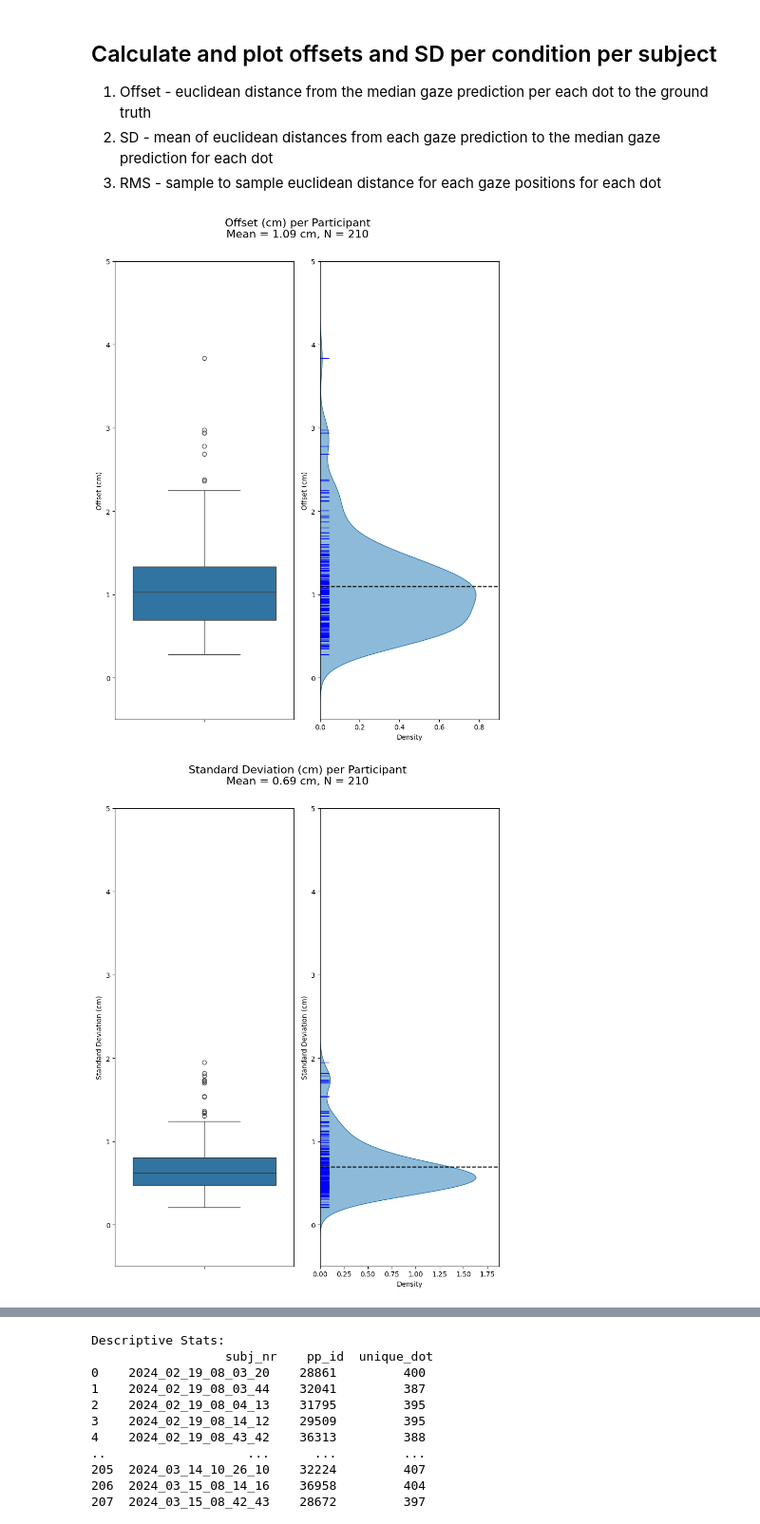
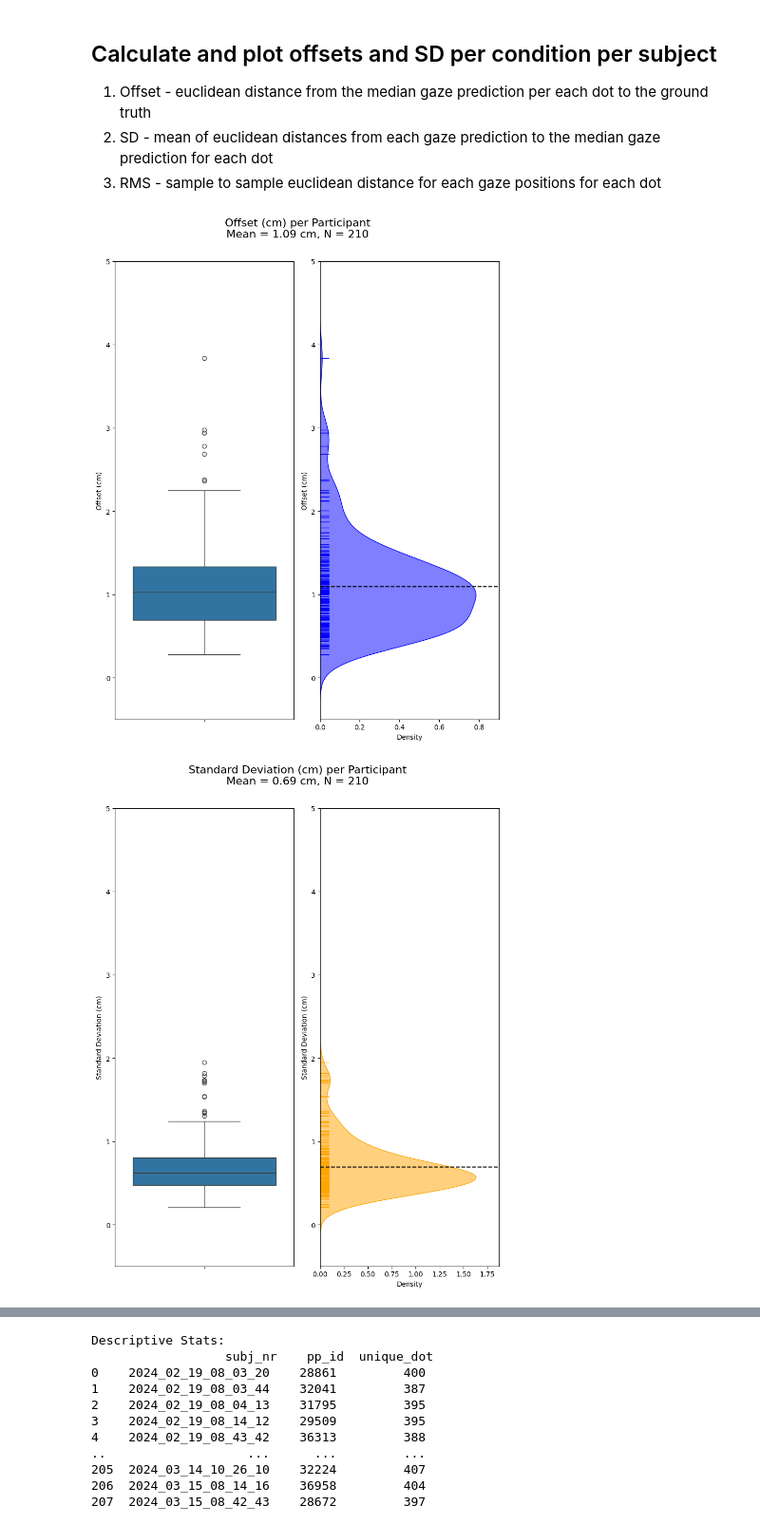
Before and after one commit to artembelopolsky/DeepEye_analyze, a Jupyter notebook: deepeye_analyze_VBLDress1_calibration.ipynb, the cells around one changed output, grey strips where cells are left out. Shown at 95% size. Cells and saved outputs as stored; diff of their text form; code cells hidden in the pictures.

Commit message:
added different color options to plots

```diff
--- a/deepeye_analyze_VBLDress1_calibration.ipynb
+++ b/deepeye_analyze_VBLDress1_calibration.ipynb
@@ -202,18 +202,18 @@ plot_heatmap(all_df)
 2. SD - mean of euclidean distances from each gaze prediction to the median gaze prediction for each dot
 3. RMS - sample to sample euclidean distance for each gaze positions for each dot
 # %%
-def plot_offset_SD_per_participant(measurement, name=''):
+def plot_offset_SD_per_participant(measurement, name='', color='b'):
     fig, axes = plt.subplots(1, 2, figsize=(8.5, 11))
 
     mean_value = measurement.mean()
 
     # KDE Plot with individual data points (rug plot)
-    sns.kdeplot(y=measurement, ax=axes[1], fill=True, alpha=0.5)
-    sns.rugplot(y=measurement, ax=axes[1], height=0.05, color="b")
+    sns.kdeplot(y=measurement, ax=axes[1], fill=True, alpha=0.5, color=color)
+    sns.rugplot(y=measurement, ax=axes[1], height=0.05, color=color)
     axes[1].axhline(mean_value, color='k', linestyle='--', linewidth=1.5, label=f'Mean: {mean_value:.2f}')
 
     # Boxplot
-    sns.boxplot(y=measurement, ax=axes[0])
+    sns.boxplot(y=measurement, ax=axes[0], color=color)
 
     # Set consistent y-axis limits and labels
     for ax in axes:
@@ -239,35 +239,35 @@ for _, group in all_df.groupby(['subj_nr', 'unique_dot']):
     # Sort by timestamp to ensure temporal order
     group.sort_values('frameNr', inplace=True)
 
     # Compute Euclidean distances
     gaze_coords = group[['user_pred_px_x_scaled', 'user_pred_px_y_scaled']].to_numpy()
     median_coords = np.array([median_x, median_y])
 
     # Distance from gaze samples to median gaze (precision)
     group['eucl_dist_gaze_to_median_px'] = np.linalg.norm(gaze_coords - median_coords, axis=1)
     group['eucl_dist_gaze_to_median_cm'] = group['eucl_dist_gaze_to_median_px'] * all_df['scale_cm_in_px'].iloc[0]
 
     # Offset from median gaze to ground truth (accuracy)
     ground_truth_coords = group[['x_scaled', 'y_scaled']].to_numpy()
     group['median_offset_px'] = np.linalg.norm(median_coords - ground_truth_coords, axis=1)
     group['median_offset_cm'] = group['median_offset_px'] * all_df['scale_cm_in_px'].iloc[0]
 
     # RMS error sample-to-sample (temproal precision)
     group['rms_error_px'] = compute_rms(gaze_coords)
     group['rms_error_cm'] = group['rms_error_px'] * all_df['scale_cm_in_px'].iloc[0]
 
     summary_data.append(group)
 
 # Combine data across all subjects and calculate mean precision (SD) and accuracy (offset)
 summary_df = pd.concat(summary_data)
 agg_SD = summary_df.groupby('subj_nr')['eucl_dist_gaze_to_median_cm'].mean().reset_index()
 agg_OFFSET = summary_df.groupby('subj_nr')['median_offset_cm'].mean().reset_index()
 agg_RMS = summary_df.groupby('subj_nr')['rms_error_cm'].mean().reset_index()
 
 # Plot offset and SD per subject
-plot_offset_SD_per_participant(agg_OFFSET['median_offset_cm'], name='Offset (cm)')
-plot_offset_SD_per_participant(agg_SD['eucl_dist_gaze_to_median_cm'], name='Standard Deviation (cm)')
-plot_offset_SD_per_participant(agg_RMS['rms_error_cm'], name='RMS Error (cm)')
+plot_offset_SD_per_participant(agg_OFFSET['median_offset_cm'], name='Offset (cm)', color='b')
+plot_offset_SD_per_participant(agg_SD['eucl_dist_gaze_to_median_cm'], name='Standard Deviation (cm)', color='orange')
+plot_offset_SD_per_participant(agg_RMS['rms_error_cm'], name='RMS Error (cm)', color='g')
 # %% [output]
-[figure, old version]
+[figure, new version]
-[figure, old version]
+[figure, new version]
```
Also changed, not shown: parts of 1 cell of this notebook.
